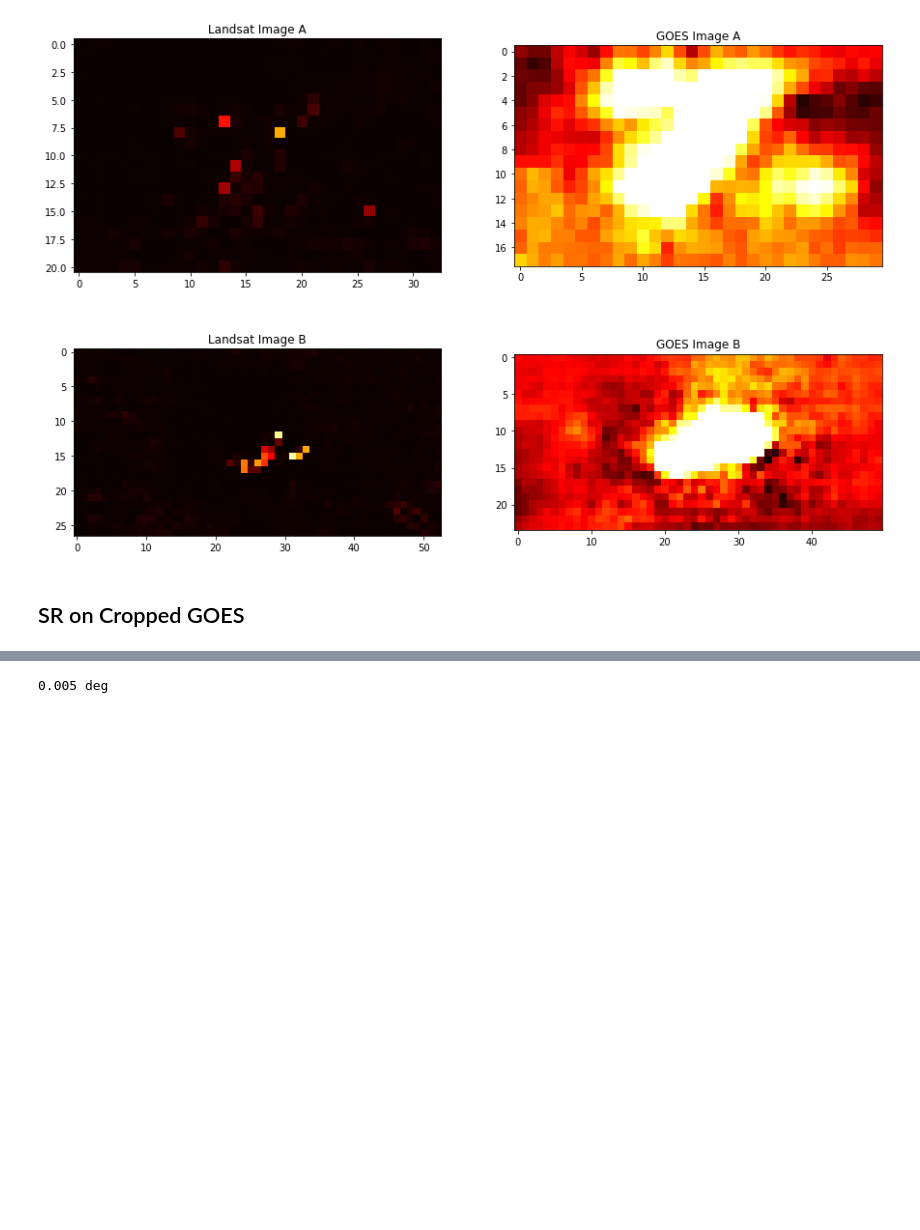
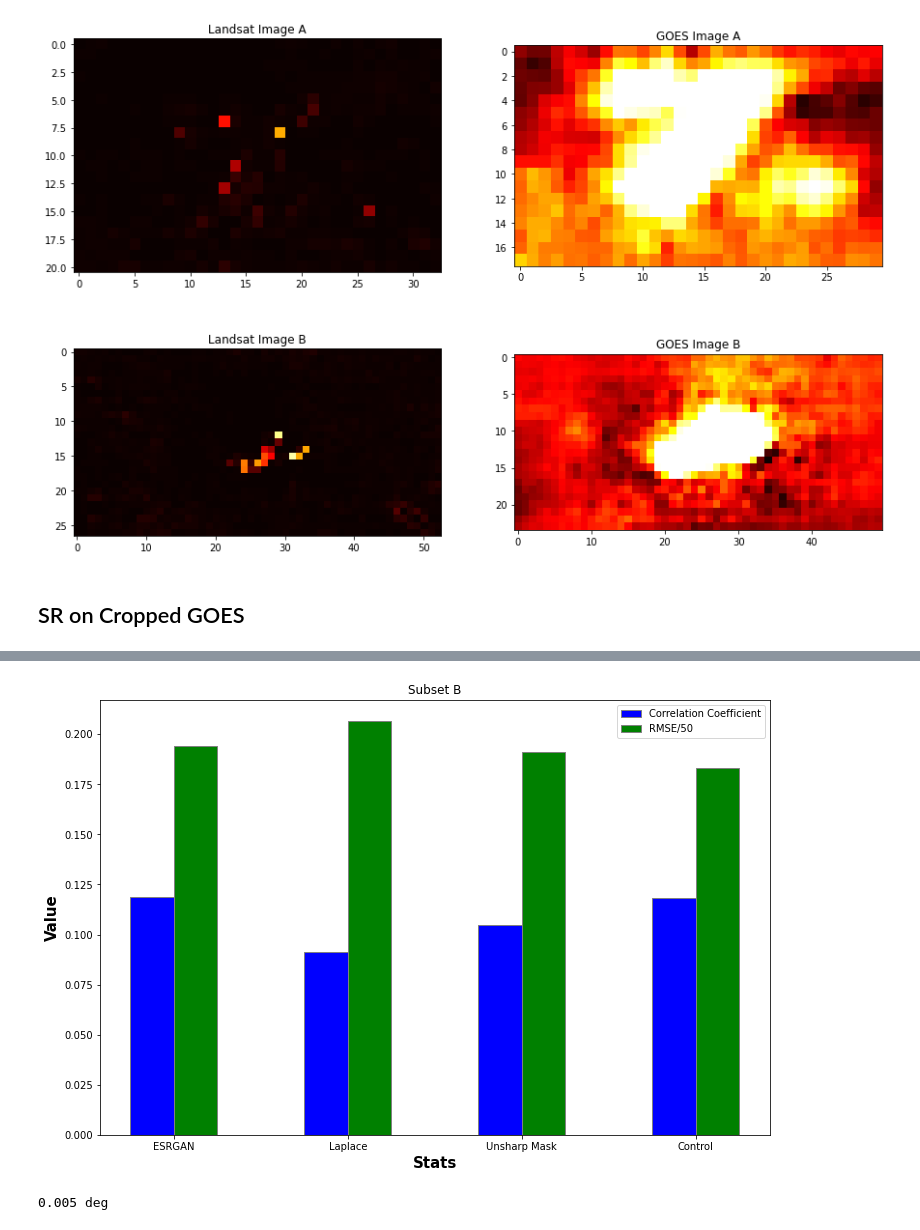
Before and after one commit to ccny-glasslab/Fires, a Jupyter notebook: landsat_SR.ipynb, the cells around one changed output, grey strips where cells are left out. Cells and saved outputs as stored; diff of their text form; code cells hidden in the pictures; blank space fills up the shorter version.

```diff
--- a/landsat_SR.ipynb
+++ b/landsat_SR.ipynb
@@ -310,0 +429,17 @@ print(dice_score(new_landsat_diff_B, new_goes_diff_B))
+# %%
+X = np.arange(4)
+fig = plt.subplots(figsize =(12, 8))
+barWidth = 0.25
+
+plt.bar(X + 0.00, corrcoeffsB, color ='b', width = barWidth, edgecolor ='grey', label ='Correlation Coefficient')
+plt.bar(X + 0.25, rmseB, color ='g', width = barWidth, edgecolor ='grey', label ='RMSE/50')
+
+plt.title('Subset B')
+plt.xlabel('Stats', fontweight ='bold', fontsize = 15)
+plt.ylabel('Value', fontweight ='bold', fontsize = 15)
+plt.xticks([r + barWidth/2 for r in range(len(titles))], ['ESRGAN', 'Laplace', 'Unsharp Mask', 'Control'])
+
+plt.legend()
+plt.show()
+# %% [output]
+[figure, added]
```
Also changed, not shown: parts of 24 cells of this notebook, 5 other files.
